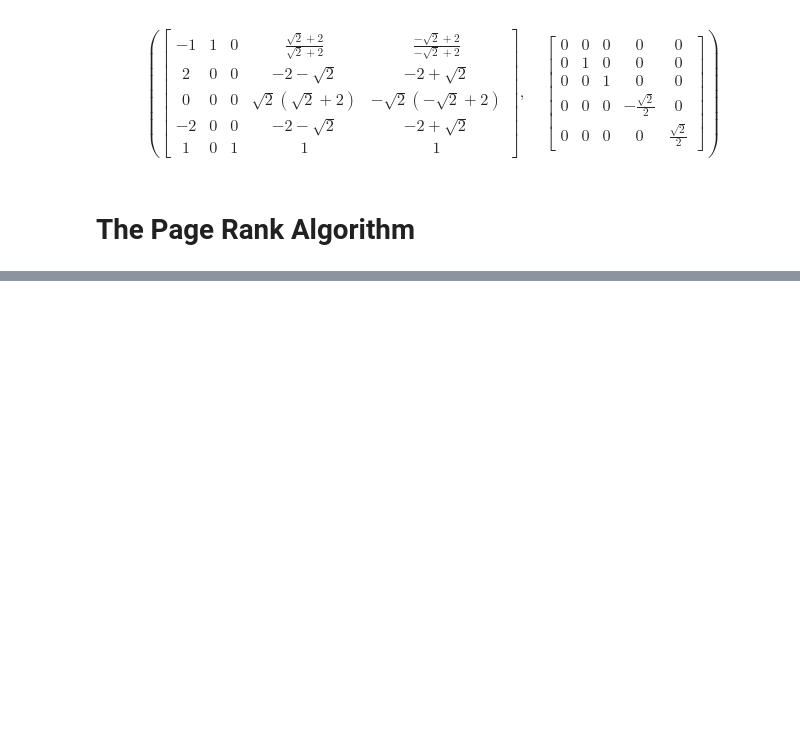
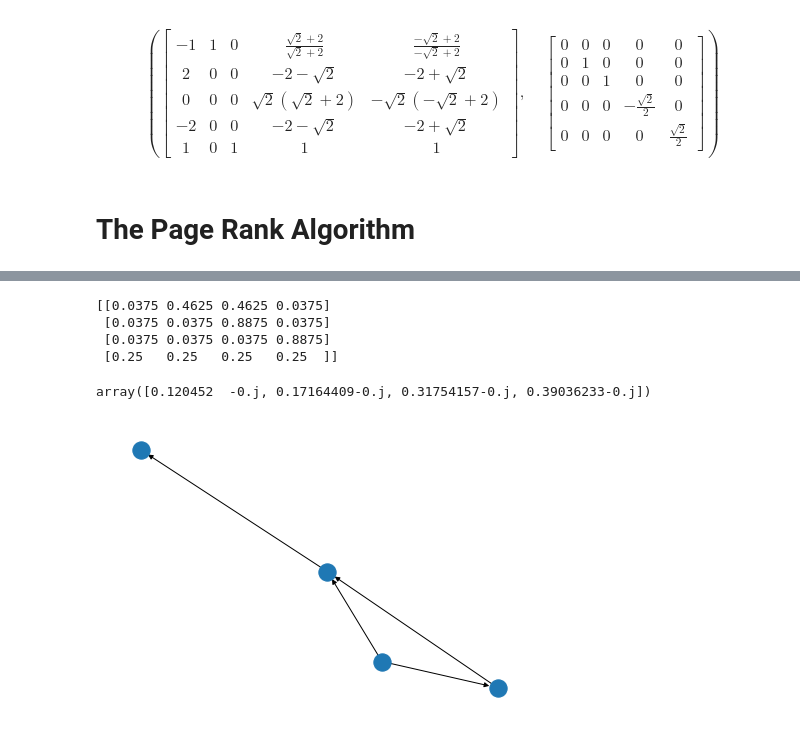
Before and after one commit to klavins/EE502P, a Jupyter notebook: 8.Probability.ipynb, the cells around one changed output, grey strips where cells are left out. Drawn from its saved outputs; the diff is of its cells as text; code cells hidden in the pictures; blank space fills up the shorter version.

```diff
--- a/8.Probability.ipynb
+++ b/8.Probability.ipynb
@@ -1077,0 +1167,22 @@ G.add_edges_from([
+# %%
+# Convert it to numpy and find the eigenvalues
+
+Qtn = np.array(Qt.subs(q,0.15)).astype(np.float64)
+print(Qtn)
+v = np.linalg.eig(np.transpose(Qtn))[1][:,0]
+v = v / sum(v)
+v
+# %% [output]
+[[0.0375 0.4625 0.4625 0.0375]
+ [0.0375 0.0375 0.8875 0.0375]
+ [0.0375 0.0375 0.0375 0.8875]
+ [0.25   0.25   0.25   0.25  ]]
+array([0.120452  -0.j, 0.17164409-0.j, 0.31754157-0.j, 0.39036233-0.j])
+# %%
+# Alternatively, we build a graph and have networkx do the work
+G = nx.DiGraph()
+G.add_nodes_from([0,1,2,3])
+G.add_edges_from([(0,1),(0,2),(1,2),(2,3)])
+nx.draw(G)
+# %% [output]
+[figure, added]
```
Also changed, not shown: parts of 20 cells of this notebook.
